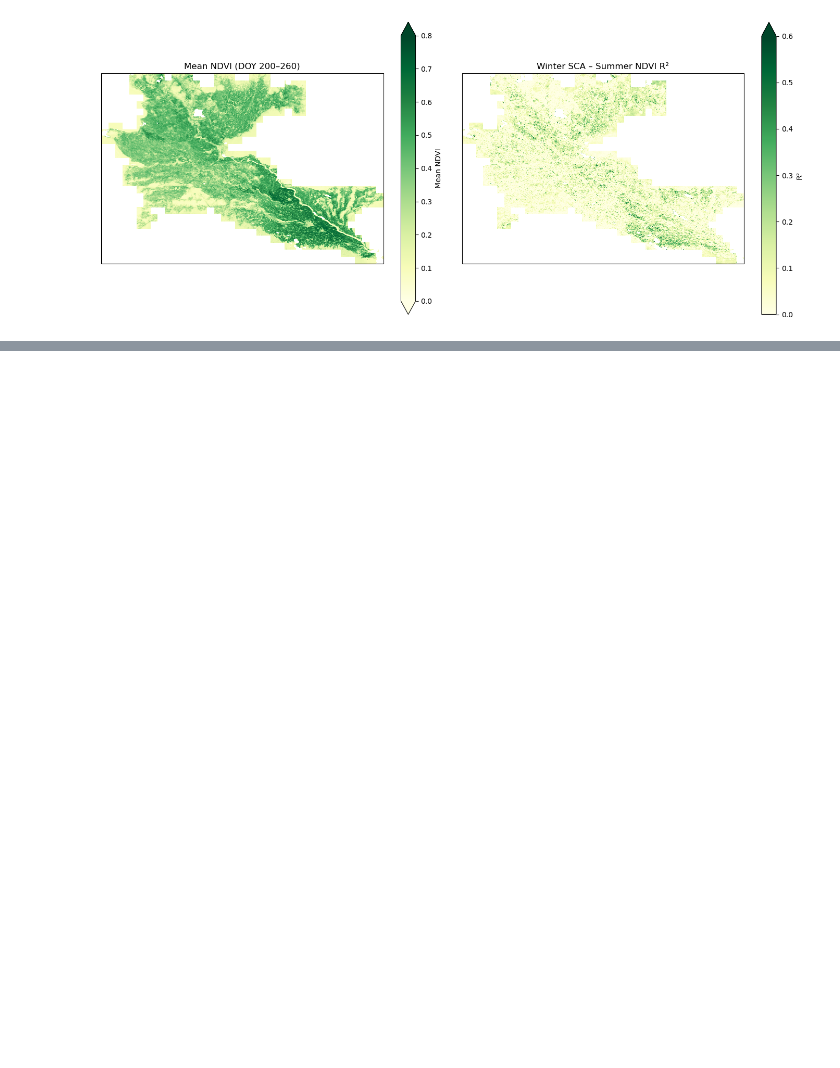
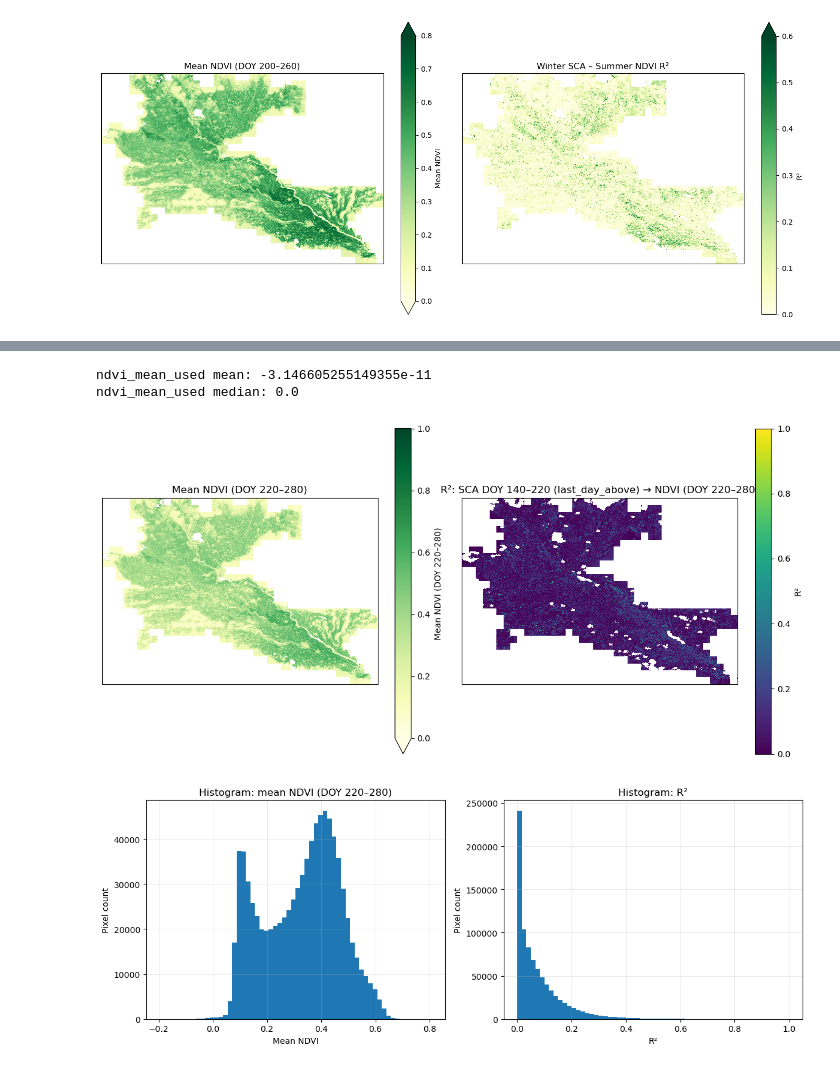
Before and after one commit to till-weiss/MODSNOW, a Jupyter notebook: code/pixel_plot.ipynb, the cells around one changed output, grey strips where cells are left out. Saved outputs shown, nothing was run; the diff lists cells and outputs as text; code cells hidden in the pictures; blank space fills up the shorter version.

Commit message:
Exteneding Pixel Plot

```diff
--- a/code/pixel_plot.ipynb
+++ b/code/pixel_plot.ipynb
@@ -69,0 +285,69 @@ plt.show()
+# %%
+import xarray as xr
+import numpy as np
+import matplotlib.pyplot as plt
+import cartopy.crs as ccrs
+
+nc_path = "/Users/tillweiss/Desktop/MODSNOW/pixelwise_late_snow_late_summer_ndvi_anomaly2.nc"  # change to yours
+ds = xr.open_dataset(nc_path)
+
+doy_str = f"DOY {ds.attrs['ndvi_doy_start']}–{ds.attrs['ndvi_doy_end']}"
+sca_str = f"SCA DOY {ds.attrs['sca_doy_start']}–{ds.attrs['sca_doy_end']} ({ds.attrs['sca_metric']})"
+
+# --- sanity: mean anomaly should be ~0 ---
+m = ds["ndvi_mean_used"].values
+print("ndvi_mean_used mean:", float(np.nanmean(m)))
+print("ndvi_mean_used median:", float(np.nanmedian(m)))
+
+# --- 2-panel: mean NDVI + R² ---
+fig = plt.figure(figsize=(12, 5.8))
+
+ax1 = plt.subplot(1, 2, 1, projection=ccrs.PlateCarree())
+ds["ndvi_mean_raw"].plot(
+    ax=ax1, transform=ccrs.PlateCarree(),
+    cmap="YlGn", vmin=0, vmax=1,
+    cbar_kwargs={"label": f"Mean NDVI ({doy_str})"}
+)
+ax1.coastlines(linewidth=0.8)
+ax1.set_title(f"Mean NDVI ({doy_str})")
+
+ax2 = plt.subplot(1, 2, 2, projection=ccrs.PlateCarree())
+ds["r2"].plot(
+    ax=ax2, transform=ccrs.PlateCarree(),
+    cmap="viridis", vmin=0, vmax=1,
+    cbar_kwargs={"label": "R²"}
+)
+ax2.coastlines(linewidth=0.8)
+ax2.set_title(f"R²: {sca_str} → NDVI ({doy_str})")
+
+plt.tight_layout()
+plt.show()
+
+# --- histograms: NDVI mean + R² ---
+ndvi_vals = ds["ndvi_mean_raw"].values.ravel()
+r2_vals = ds["r2"].values.ravel()
+ndvi_vals = ndvi_vals[np.isfinite(ndvi_vals)]
+r2_vals = r2_vals[np.isfinite(r2_vals)]
+
+plt.figure(figsize=(12,4.6))
+plt.subplot(1,2,1)
+plt.hist(ndvi_vals, bins=60)
+plt.title(f"Histogram: mean NDVI ({doy_str})")
+plt.xlabel("Mean NDVI")
+plt.ylabel("Pixel count")
+plt.grid(True, linewidth=0.5, alpha=0.4)
+
+plt.subplot(1,2,2)
+plt.hist(r2_vals, bins=60, range=(0,1))
+plt.title("Histogram: R²")
+plt.xlabel("R²")
+plt.ylabel("Pixel count")
+plt.grid(True, linewidth=0.5, alpha=0.4)
+
+plt.tight_layout()
+plt.show()
+# %% [output]
+ndvi_mean_used mean: -3.146605255149355e-11
+ndvi_mean_used median: 0.0
+[figure, added]
+[figure, added]
```
Also changed, not shown: parts of 8 cells of this notebook, 6 other files.
